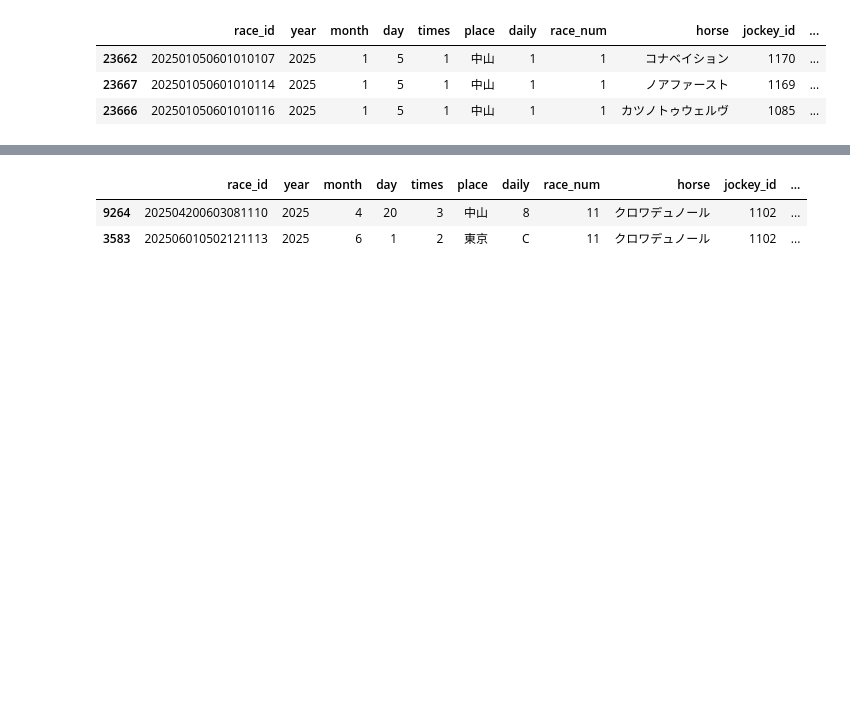
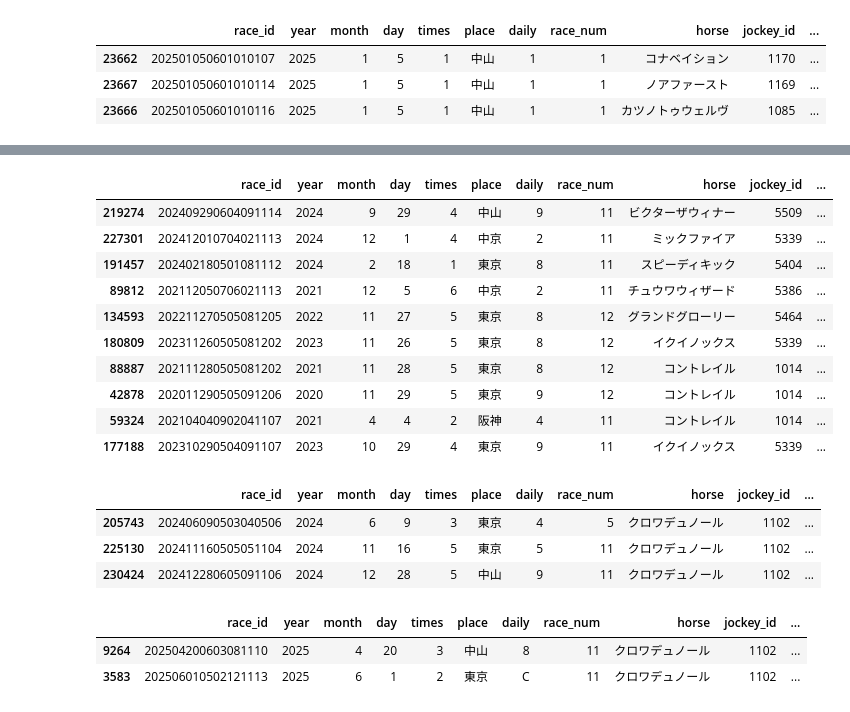
Before and after one commit to NaganagaKen/HORSE_RACING, a Jupyter notebook: Notebook/test.ipynb, the cells around one changed output, grey strips where cells are left out. Drawn from its saved outputs; the diff is of its cells as text; code cells hidden in the pictures; blank space fills up the shorter version.

```diff
--- a/Notebook/test.ipynb
+++ b/Notebook/test.ipynb
@@ -70,5 +71,26 @@ df_train[df_train.horse == "イクイノックス"]
+# %%
+df_train.sort_values(by="horse_Glicko2", ascending=False).head(10)
+# %% [output]
+|  | race_id | year | month | day | times | place | daily | race_num | horse | jockey_id | ... |
+| 219274 | 202409290604091114 | 2024 | 9 | 29 | 4 | 中山 | 9 | 11 | ビクターザウィナー | 5509 | ... |
+| 227301 | 202412010704021113 | 2024 | 12 | 1 | 4 | 中京 | 2 | 11 | ミックファイア | 5339 | ... |
+| 191457 | 202402180501081112 | 2024 | 2 | 18 | 1 | 東京 | 8 | 11 | スピーディキック | 5404 | ... |
+| 89812 | 202112050706021113 | 2021 | 12 | 5 | 6 | 中京 | 2 | 11 | チュウワウィザード | 5386 | ... |
+| 134593 | 202211270505081205 | 2022 | 11 | 27 | 5 | 東京 | 8 | 12 | グランドグローリー | 5464 | ... |
+| 180809 | 202311260505081202 | 2023 | 11 | 26 | 5 | 東京 | 8 | 12 | イクイノックス | 5339 | ... |
+| 88887 | 202111280505081202 | 2021 | 11 | 28 | 5 | 東京 | 8 | 12 | コントレイル | 1014 | ... |
+| 42878 | 202011290505091206 | 2020 | 11 | 29 | 5 | 東京 | 9 | 12 | コントレイル | 1014 | ... |
+| 59324 | 202104040902041107 | 2021 | 4 | 4 | 2 | 阪神 | 4 | 11 | コントレイル | 1014 | ... |
+| 177188 | 202310290504091107 | 2023 | 10 | 29 | 4 | 東京 | 9 | 11 | イクイノックス | 5339 | ... |
 # %%
 df_test_calced, feature_col_pred = horse_ts_calculator.transform(df_test, [])
+# %%
+df_train[df_train.horse == "クロワデュノール"]
+# %% [output]
+|  | race_id | year | month | day | times | place | daily | race_num | horse | jockey_id | ... |
+| 205743 | 202406090503040506 | 2024 | 6 | 9 | 3 | 東京 | 4 | 5 | クロワデュノール | 1102 | ... |
+| 225130 | 202411160505051104 | 2024 | 11 | 16 | 5 | 東京 | 5 | 11 | クロワデュノール | 1102 | ... |
+| 230424 | 202412280605091106 | 2024 | 12 | 28 | 5 | 中山 | 9 | 11 | クロワデュノール | 1102 | ... |
 # %%
 df_test_calced[df_test.horse == "クロワデュノール"]
 # %% [output]
```
Also changed, not shown: parts of 5 cells of this notebook, 5 other files.
